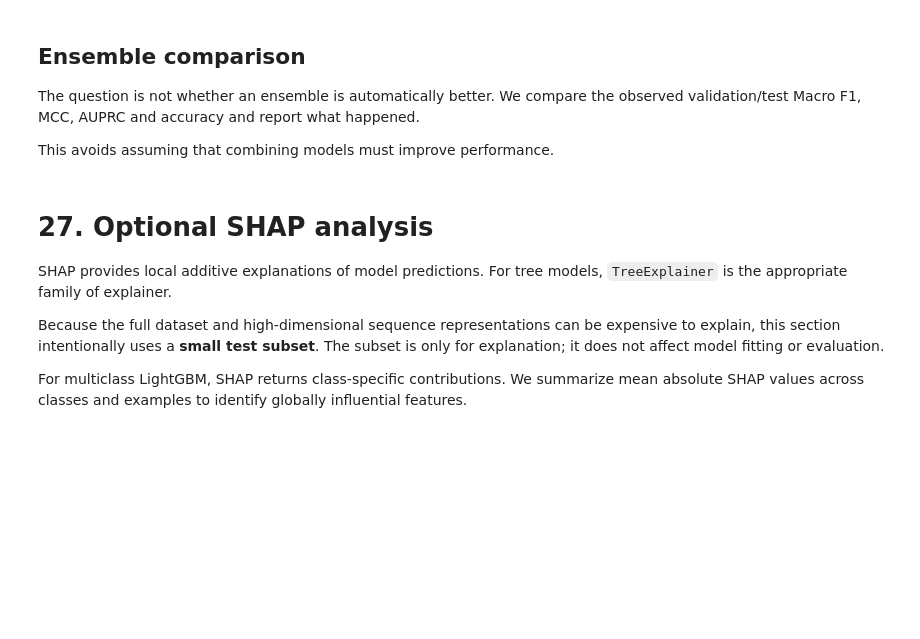
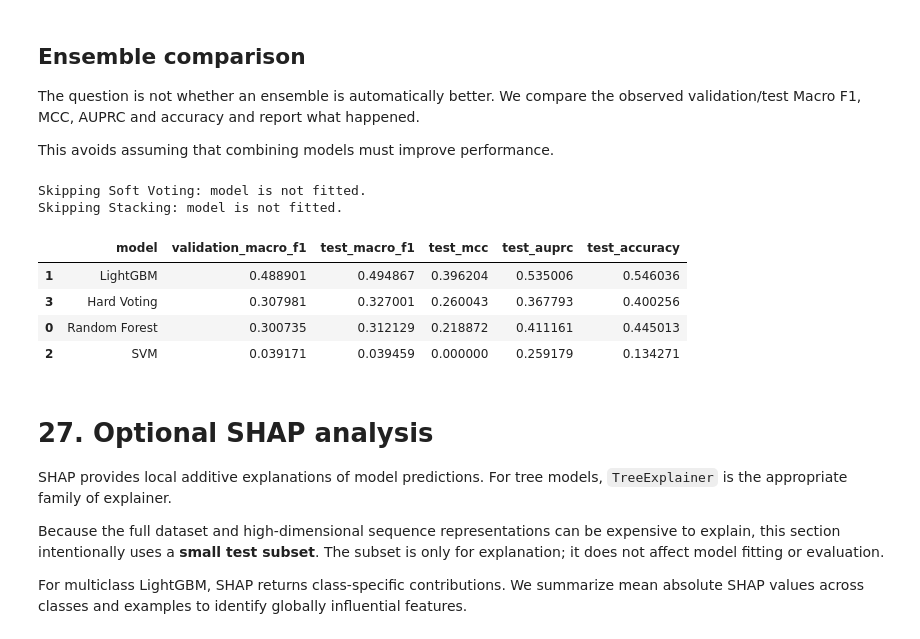
Before and after one commit to soltsega/classification-icog, a Jupyter notebook: Enzyme_Function_Classification_Ensemble_Colab.ipynb, the cells around one changed output. Cells and saved outputs as stored; diff of their text form; code cells hidden in the pictures; blank space fills up the shorter version.

```diff
--- a/Enzyme_Function_Classification_Ensemble_Colab.ipynb
+++ b/Enzyme_Function_Classification_Ensemble_Colab.ipynb
@@ -1355,31 +1594,54 @@ The question is not whether an ensemble is automatically better. We compare the
 
 This avoids assuming that combining models must improve performance.
 # %%
+from sklearn.exceptions import NotFittedError
+from sklearn.utils.validation import check_is_fitted
+
+base_models = models_by_representation[SELECTED_REPRESENTATION]
+comparison_models = dict(base_models)
+
+if "ensemble_models" in globals():
+    comparison_models.update(ensemble_models)
+
 comparison_rows = []
 
-# Individual selected-representation models
-for name, model in base_models.items():
+for name, model in comparison_models.items():
+    try:
+        check_is_fitted(model)
+    except NotFittedError:
+        print(f"Skipping {name}: model is not fitted.")
+        continue
+
+    validation_metrics, _, _ = evaluate_multiclass(
+        model, X_val_final, y_val, "validation"
+    )
+    test_metrics, _, _ = evaluate_multiclass(
+        model, X_test_final, y_test, "test"
+    )
+
     comparison_rows.append({
         "model": name,
-        "validation_macro_f1": base_val_lookup[name],
-        "test_macro_f1": test_results.loc[test_results["model"] == name, "macro_f1"].iloc[0],
-        "test_mcc": test_results.loc[test_results["model"] == name, "mcc"].iloc[0],
-        "test_auprc": test_results.loc[test_results["model"] == name, "auprc_macro_ovr"].iloc[0],
-        "test_accuracy": test_results.loc[test_results["model"] == name, "accuracy"].iloc[0],
-    })
-
-for name in ensemble_models:
-    comparison_rows.append({
-        "model": name,
-        "validation_macro_f1": ensemble_val_lookup[name],
-        "test_macro_f1": test_results.loc[test_results["model"] == name, "macro_f1"].iloc[0],
-        "test_mcc": test_results.loc[test_results["model"] == name, "mcc"].iloc[0],
-        "test_auprc": test_results.loc[test_results["model"] == name, "auprc_macro_ovr"].iloc[0],
-        "test_accuracy": test_results.loc[test_results["model"] == name, "accuracy"].iloc[0],
+        "validation_macro_f1": validation_metrics["macro_f1"],
+        "test_macro_f1": test_metrics["macro_f1"],
+        "test_mcc": test_metrics["mcc"],
+        "test_auprc": test_metrics["auprc_macro_ovr"],
+        "test_accuracy": test_metrics["accuracy"],
     })
 
 ensemble_comparison = pd.DataFrame(comparison_rows)
-display(ensemble_comparison.sort_values("validation_macro_f1", ascending=False))
+display(
+    ensemble_comparison.sort_values(
+        "validation_macro_f1", ascending=False
+    )
+)
+# %% [output]
+Skipping Soft Voting: model is not fitted.
+Skipping Stacking: model is not fitted.
+|  | model | validation_macro_f1 | test_macro_f1 | test_mcc | test_auprc | test_accuracy |
+| 1 | LightGBM | 0.488901 | 0.494867 | 0.396204 | 0.535006 | 0.546036 |
+| 3 | Hard Voting | 0.307981 | 0.327001 | 0.260043 | 0.367793 | 0.400256 |
+| 0 | Random Forest | 0.300735 | 0.312129 | 0.218872 | 0.411161 | 0.445013 |
+| 2 | SVM | 0.039171 | 0.039459 | 0.000000 | 0.259179 | 0.134271 |
 # %% [markdown]
 # 27. Optional SHAP analysis
 
```
Also changed, not shown: parts of 36 cells of this notebook, 1 other file.
